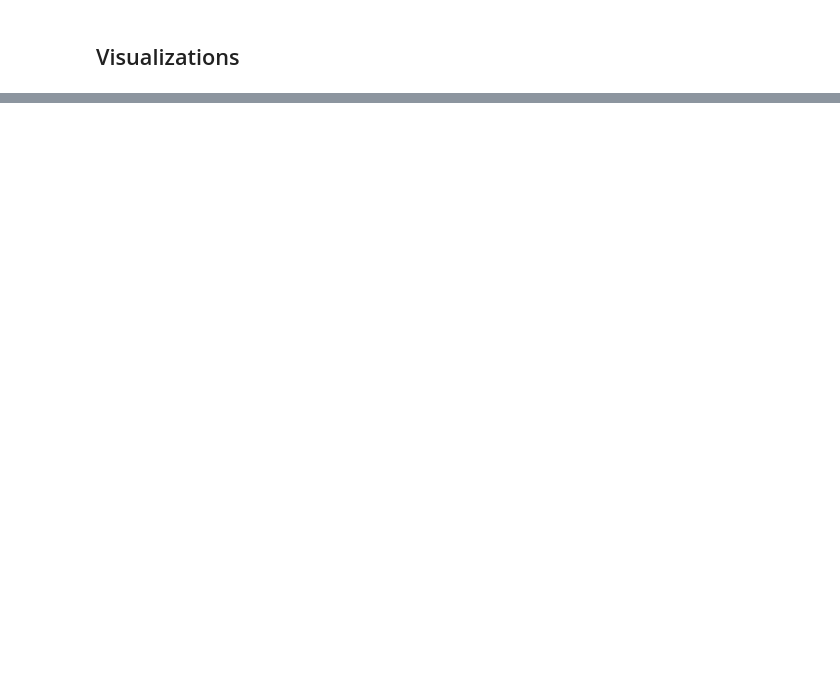
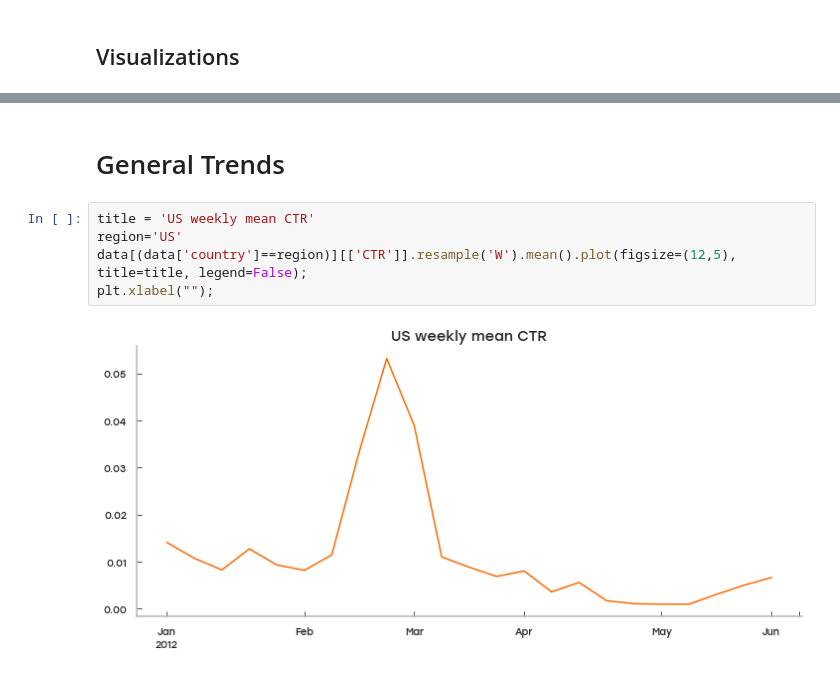
Before and after one commit to caheredia/ad_data_challenge, a Jupyter notebook: 0.1_ch_data_exploration.ipynb, the cells around one changed output, grey strips where cells are left out. Saved outputs shown, nothing was run; the diff lists cells and outputs as text; blank space fills up the shorter version.

```diff
--- a/0.1_ch_data_exploration.ipynb
+++ b/0.1_ch_data_exploration.ipynb
@@ -320,0 +351,9 @@ ax1.set_title(title, fontsize=18);
+# %% [markdown]
+# General Trends
+# %%
+title = 'US weekly mean CTR'
+region='US'
+data[(data['country']==region)][['CTR']].resample('W').mean().plot(figsize=(12,5), title=title, legend=False);
+plt.xlabel("");
+# %% [output]
+[figure, added]
```
Also changed, not shown: parts of 22 cells of this notebook.
